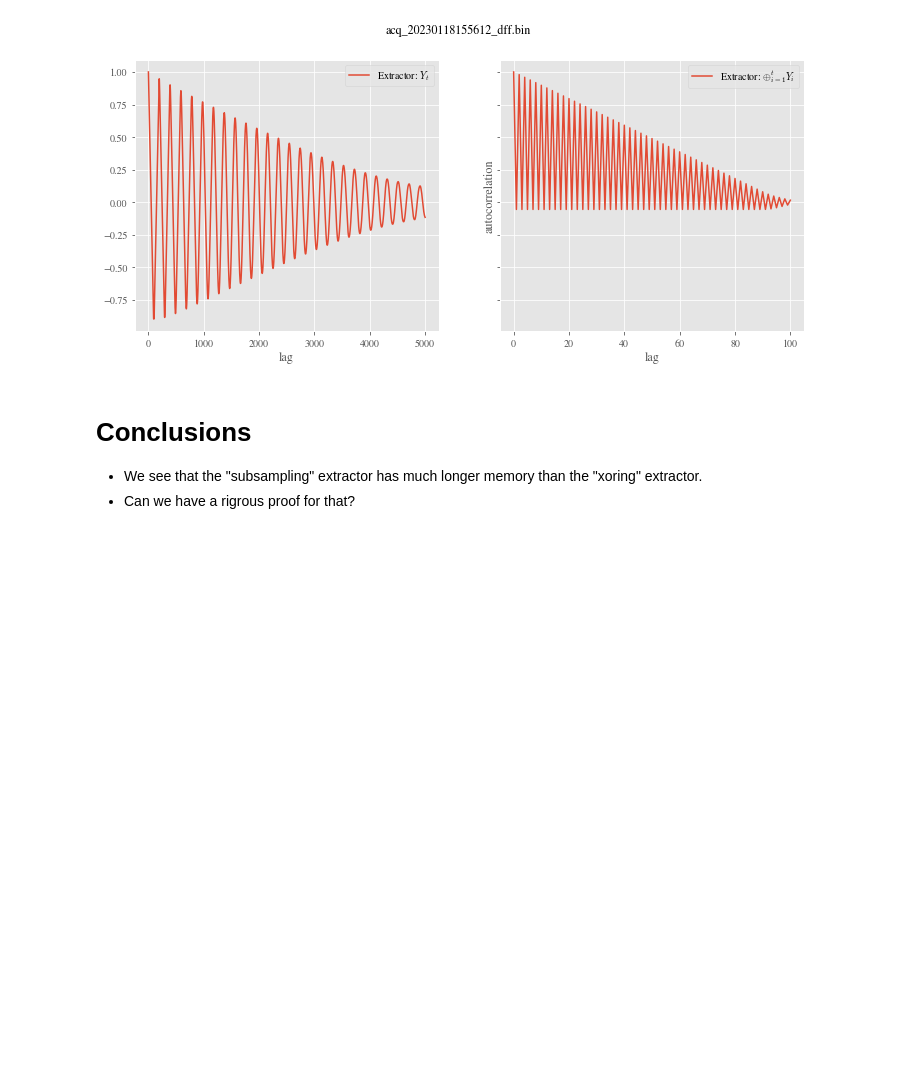
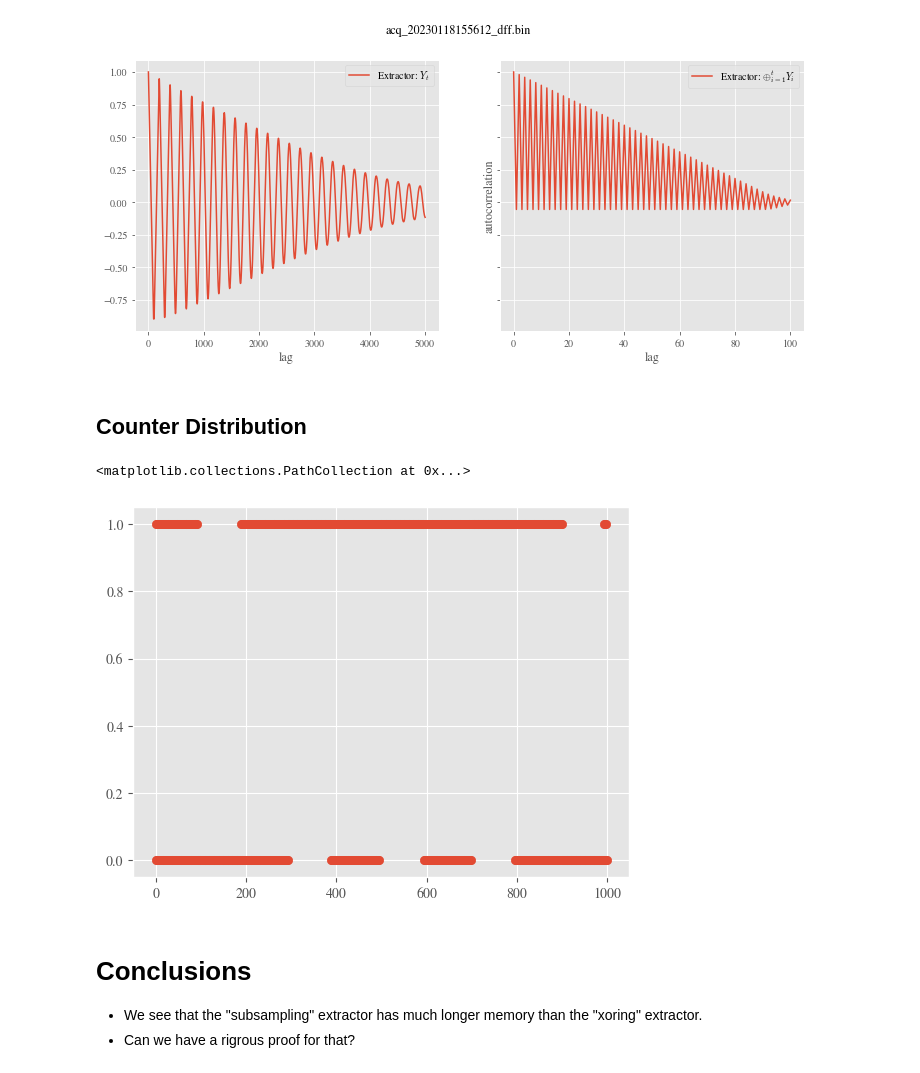
Before and after one commit to maciejskorski/autocorrelations_trng, a Jupyter notebook: notebooks/extractors_comparison.ipynb, the cells around one changed output. Saved outputs shown, nothing was run; the diff lists cells and outputs as text; code cells hidden in the pictures; blank space fills up the shorter version.

```diff
--- a/notebooks/extractors_comparison.ipynb
+++ b/notebooks/extractors_comparison.ipynb
@@ -89,6 +91,15 @@ plt.show()
 /usr/local/lib/python3.8/dist-packages/deep_correlations_trng/data/experiment1/acq_20230118155612_dff.bin
 [figure]
 [figure]
+# %% [markdown]
+## Counter Distribution
+# %%
+bits = read_bits(data_files[0])
+counter = np.cumsum(bits)
+plt.scatter(range(1000),counter[-1000:]%2)
+# %% [output]
+<matplotlib.collections.PathCollection at 0x...>
+[figure, added]
 # %% [markdown]
 # Conclusions
 
```
Also changed, not shown: parts of 2 cells of this notebook.
